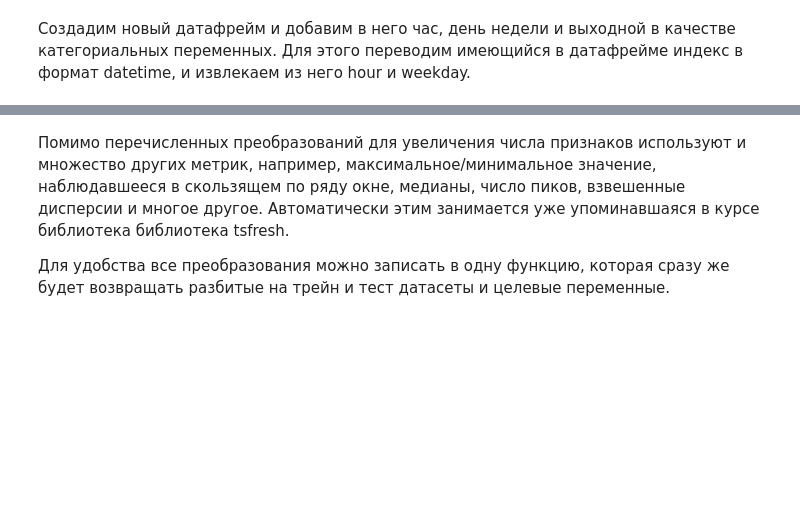
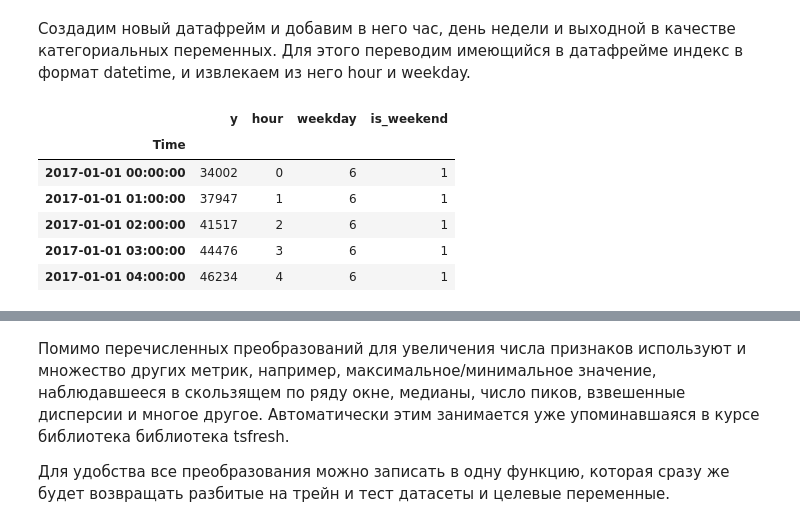
Before and after one commit to AlexeyMarg/open_ai_course, a Jupyter notebook: 9_time_series/9_time_series.ipynb, the cells around one changed output, grey strips where cells are left out. Saved outputs shown, nothing was run; the diff lists cells and outputs as text; code cells hidden in the pictures; blank space fills up the shorter version.

```diff
--- a/9_time_series/9_time_series.ipynb
+++ b/9_time_series/9_time_series.ipynb
@@ -521,11 +533,19 @@ def code_mean(data, cat_feature, real_feature):
 # %%
 data = pd.DataFrame(dataset)
 data.columns = ["y"]
 
-data.index = data.index.to_datetime()
+data.index = pd.to_datetime(data.index)
 data["hour"] = data.index.hour
 data["weekday"] = data.index.weekday
 data['is_weekend'] = data.weekday.isin([5,6])*1
 data.head()
+# %% [output]
+|  | y | hour | weekday | is_weekend |
+| Time |  |  |  |  |
+| 2017-01-01 00:00:00 | 34002 | 0 | 6 | 1 |
+| 2017-01-01 01:00:00 | 37947 | 1 | 6 | 1 |
+| 2017-01-01 02:00:00 | 41517 | 2 | 6 | 1 |
+| 2017-01-01 03:00:00 | 44476 | 3 | 6 | 1 |
+| 2017-01-01 04:00:00 | 46234 | 4 | 6 | 1 |
 # %%
 code_mean(data, 'weekday', "y")
```
Also changed, not shown: parts of 21 cells of this notebook.
